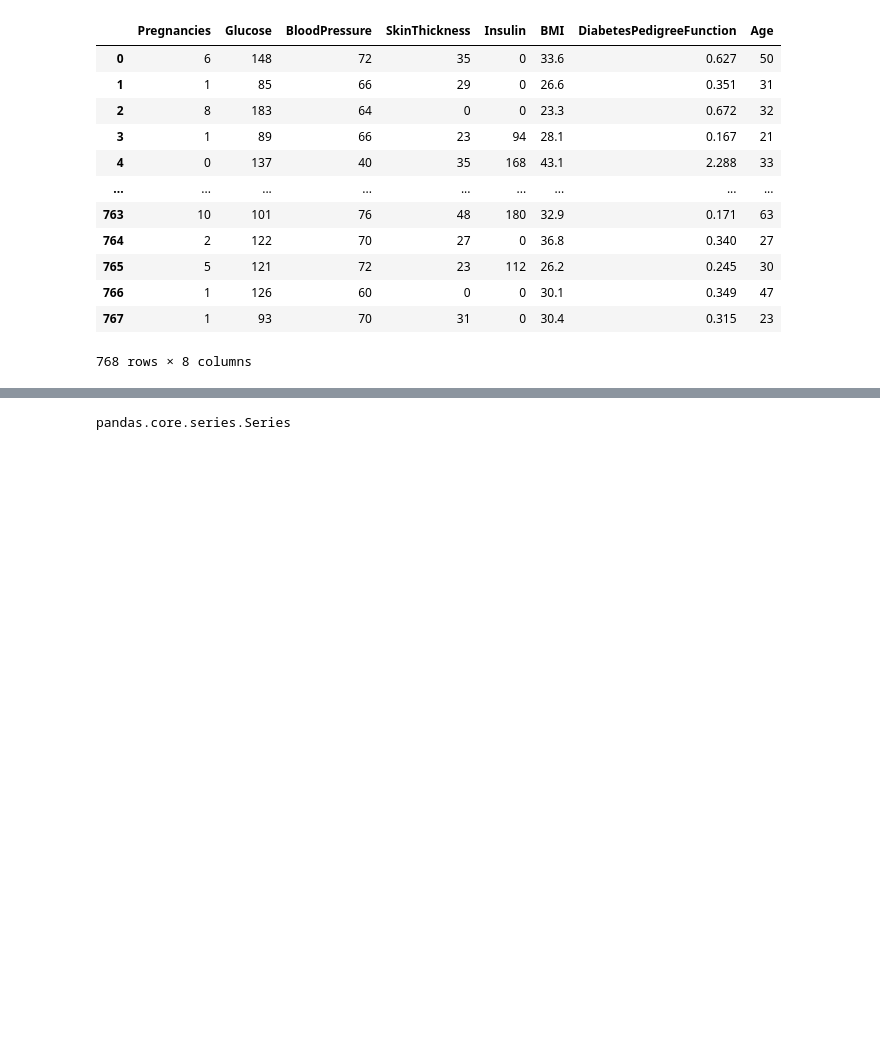
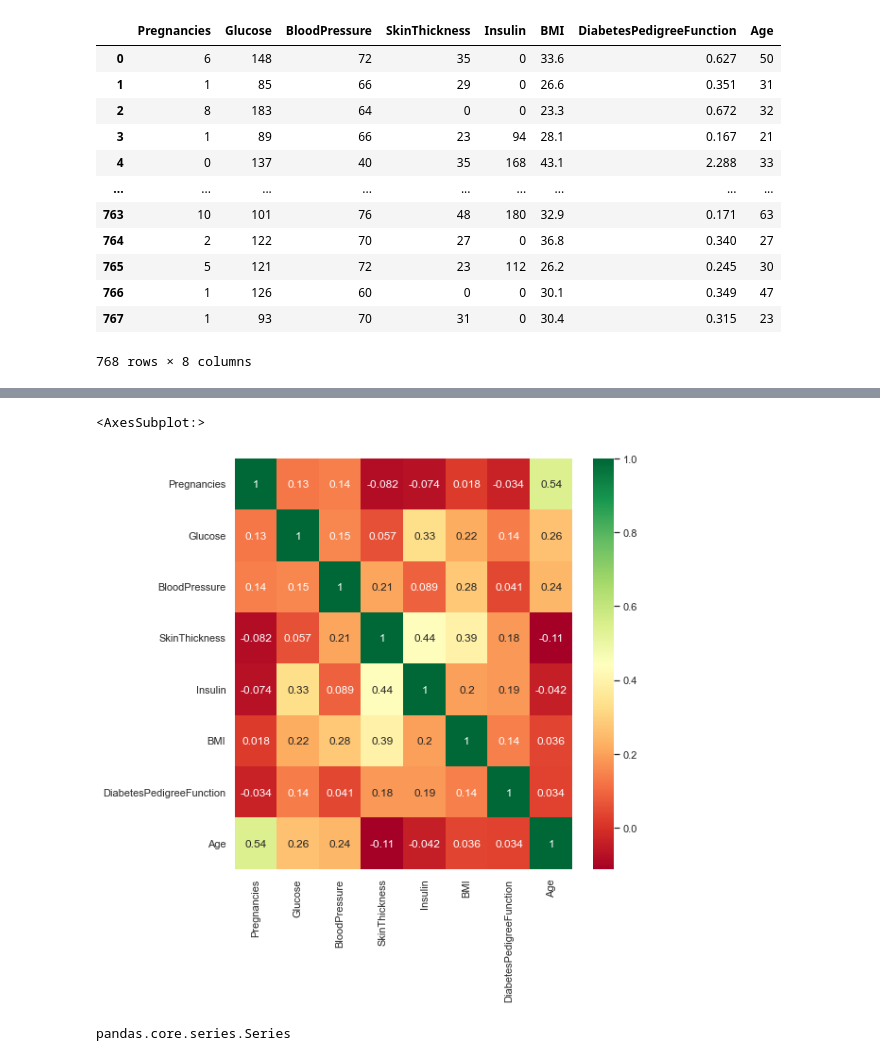
Before and after one commit to abidshafee/predictionModel, a Jupyter notebook: Diabetes_Prediction_Model.ipynb, the cells around one changed output, grey strips where cells are left out. Cells and saved outputs as stored; diff of their text form; code cells hidden in the pictures; blank space fills up the shorter version.

```diff
--- a/Diabetes_Prediction_Model.ipynb
+++ b/Diabetes_Prediction_Model.ipynb
@@ -102,3 +103,6 @@ X
 | 766 | 1 | 126 | 60 | 0 | 0 | 30.1 | 0.349 | 47 |
 | 767 | 1 | 93 | 70 | 31 | 0 | 30.4 | 0.315 | 23 |
 768 rows × 8 columns
+# %%
+corr = X.corr()
+corr
@@ -105,3 +119,11 @@ X
+# %%
+top_corr_features=corr.index
+plt.figure(figsize=(8,8))
+#plot heat map
+sns.heatmap(X[top_corr_features].corr(),annot=True,cmap="RdYlGn")
+# %% [output]
+<AxesSubplot:>
+[figure, added]
 # %%
 y = df.iloc[:, -1]
 # %%
```
Also changed, not shown: parts of 9 cells of this notebook, 3 other files.
